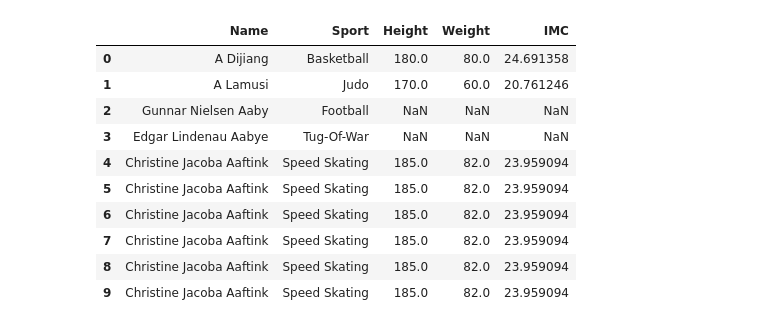
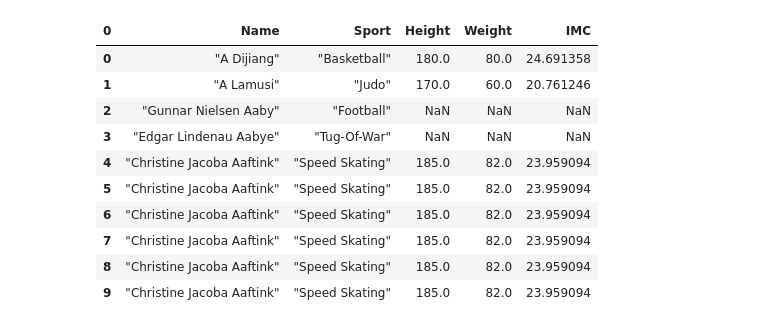
Before and after one commit to geo343/taller-pandas-olimpiadas-grupoX, a Jupyter notebook: notebooks/Randall.ipynb, the cells around one changed output. Cells and saved outputs as stored; diff of their text form; code cells hidden in the pictures.

```diff
--- a/notebooks/Randall.ipynb
+++ b/notebooks/Randall.ipynb
@@ -1,13 +1,13 @@
 # %%
 import pandas as pd
 
-df_raw = pd.read_csv('../data/1.csv', header=None)
+df_raw = pd.read_csv('../data/athlete_events.csv', header=None)
 
 df_atletas = df_raw[0].str.split(',', expand=True)
 
 df_atletas = df_atletas.iloc[:, :15]
 
-df_atletas.columns = df_atletas.iloc[0].str.replace('"', '').str.strip()
+df_atletas.columns = df_atletas.iloc[0].str.replace('', '').str.strip()
 
 df_atletas = df_atletas.iloc[1:].reset_index(drop=True)
 
@@ -28,28 +55,0 @@ ModuleNotFoundError: No module named 'pandas'
-# %%
-import io
-import pandas as pd
-
-cleaned_lines = []
-with open("1.csv", "r", encoding="utf-8", errors="ignore") as f:
-  for line in f:
-    line = line.strip()
-    if line.startswith('"') and line.endswith('"'):
-      line = line[1:-1]
-    line = line.replace('""', '"')
-    cleaned_lines.append(line)
-
-df_atletas = pd.read_csv(io.StringIO("\n".join(cleaned_lines)))
-
-print(
-    f"-> df_atletas cargado correctamente con {df_atletas.shape[0]} registros y"
-    f" {df_atletas.shape[1]} columnas."
-)
-display(df_atletas.head(40))
-
-df_regiones = pd.read_csv("noc_regions.csv")
-
-print(
-    f"-> df_regiones cargado correctamente con {df_regiones.shape[0]} registros"
-    f" y {df_regiones.shape[1]} columnas."
-)
-display(df_regiones.head(40))
@@ -144,16 +114,21 @@ memory usage: 5.5+ KB
 # %%
-df_atletas['IMC'] = df_atletas['Weight'] / ((df_atletas['Height'] / 100) ** 2)
+df_atletas.columns = df_atletas.columns.str.replace('"', '').str.strip()
+
+df_atletas['Height'] = pd.to_numeric(df_atletas['Height'], errors='coerce')
+df_atletas['Weight'] = pd.to_numeric(df_atletas['Weight'], errors='coerce')
+
+df_atletas['IMC'] = df_atletas['Weight'] / (df_atletas['Height'] / 100) ** 2
 
 display(df_atletas[['Name', 'Sport', 'Height', 'Weight', 'IMC']].head(10))
 # %% [output]
-|  | Name | Sport | Height | Weight | IMC |
-| 0 | A Dijiang | Basketball | 180.0 | 80.0 | 24.691358 |
-| 1 | A Lamusi | Judo | 170.0 | 60.0 | 20.761246 |
-| 2 | Gunnar Nielsen Aaby | Football | NaN | NaN | NaN |
-| 3 | Edgar Lindenau Aabye | Tug-Of-War | NaN | NaN | NaN |
-| 4 | Christine Jacoba Aaftink | Speed Skating | 185.0 | 82.0 | 23.959094 |
-| 5 | Christine Jacoba Aaftink | Speed Skating | 185.0 | 82.0 | 23.959094 |
-| 6 | Christine Jacoba Aaftink | Speed Skating | 185.0 | 82.0 | 23.959094 |
-| 7 | Christine Jacoba Aaftink | Speed Skating | 185.0 | 82.0 | 23.959094 |
-| 8 | Christine Jacoba Aaftink | Speed Skating | 185.0 | 82.0 | 23.959094 |
-| 9 | Christine Jacoba Aaftink | Speed Skating | 185.0 | 82.0 | 23.959094 |
+| 0 | Name | Sport | Height | Weight | IMC |
+| 0 | "A Dijiang" | "Basketball" | 180.0 | 80.0 | 24.691358 |
+| 1 | "A Lamusi" | "Judo" | 170.0 | 60.0 | 20.761246 |
+| 2 | "Gunnar Nielsen Aaby" | "Football" | NaN | NaN | NaN |
+| 3 | "Edgar Lindenau Aabye" | "Tug-Of-War" | NaN | NaN | NaN |
+| 4 | "Christine Jacoba Aaftink" | "Speed Skating" | 185.0 | 82.0 | 23.959094 |
+| 5 | "Christine Jacoba Aaftink" | "Speed Skating" | 185.0 | 82.0 | 23.959094 |
+| 6 | "Christine Jacoba Aaftink" | "Speed Skating" | 185.0 | 82.0 | 23.959094 |
+| 7 | "Christine Jacoba Aaftink" | "Speed Skating" | 185.0 | 82.0 | 23.959094 |
+| 8 | "Christine Jacoba Aaftink" | "Speed Skating" | 185.0 | 82.0 | 23.959094 |
+| 9 | "Christine Jacoba Aaftink" | "Speed Skating" | 185.0 | 82.0 | 23.959094 |
```
Also changed, not shown: parts of 10 cells of this notebook.
